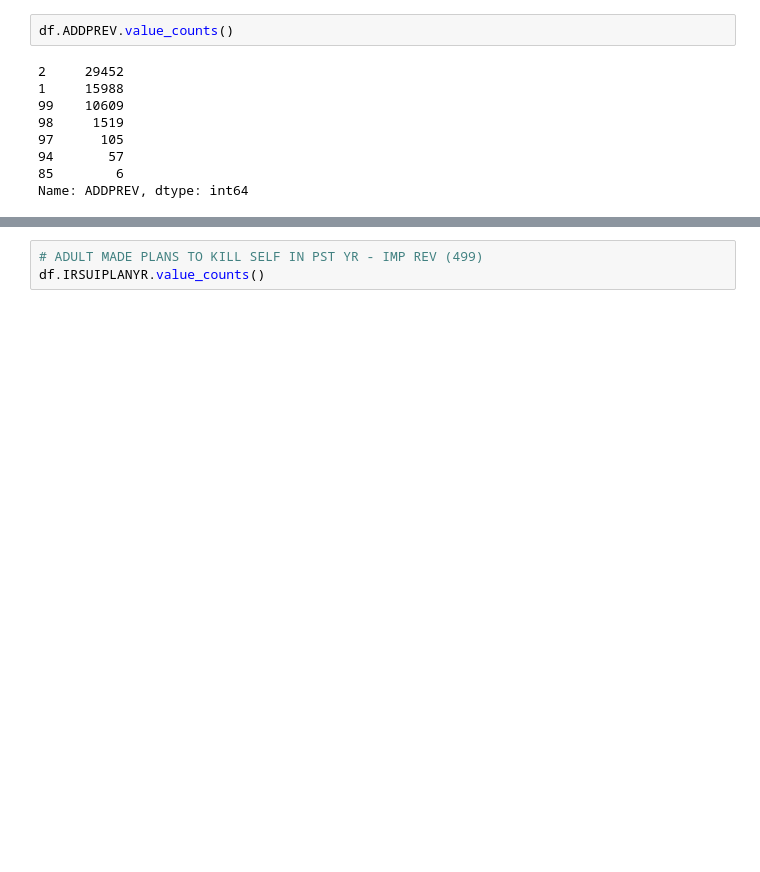
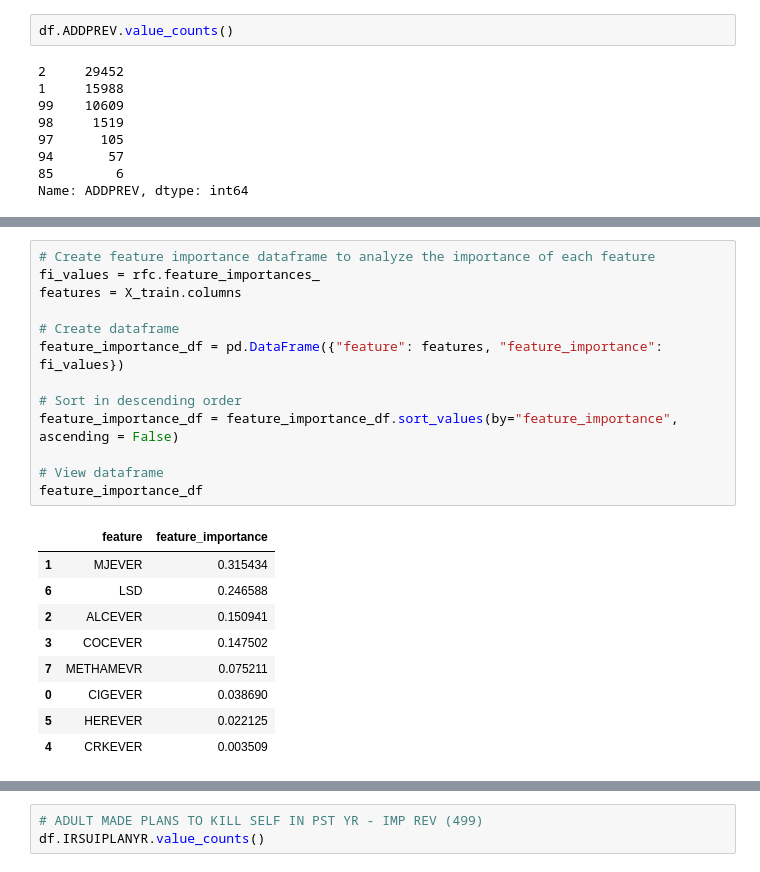
Before and after one commit to melissaprax/substance-use-mental-illness-analysis, a Jupyter notebook: fresh_look.ipynb, the cells around one changed output, grey strips where cells are left out. Saved outputs shown, nothing was run; the diff lists cells and outputs as text; blank space fills up the shorter version.

```diff
--- a/fresh_look.ipynb
+++ b/fresh_look.ipynb
@@ -111,0 +239,23 @@ Name: ADDPREV, dtype: int64
+# %%
+# Create feature importance dataframe to analyze the importance of each feature
+fi_values = rfc.feature_importances_
+features = X_train.columns
+
+# Create dataframe
+feature_importance_df = pd.DataFrame({"feature": features, "feature_importance": fi_values})
+
+# Sort in descending order
+feature_importance_df = feature_importance_df.sort_values(by="feature_importance", ascending = False)
+
+# View dataframe
+feature_importance_df
+# %% [output]
+|  | feature | feature_importance |
+| 1 | MJEVER | 0.315434 |
+| 6 | LSD | 0.246588 |
+| 2 | ALCEVER | 0.150941 |
+| 3 | COCEVER | 0.147502 |
+| 7 | METHAMEVR | 0.075211 |
+| 0 | CIGEVER | 0.038690 |
+| 5 | HEREVER | 0.022125 |
+| 4 | CRKEVER | 0.003509 |
```
Also changed, not shown: parts of 15 cells of this notebook.
